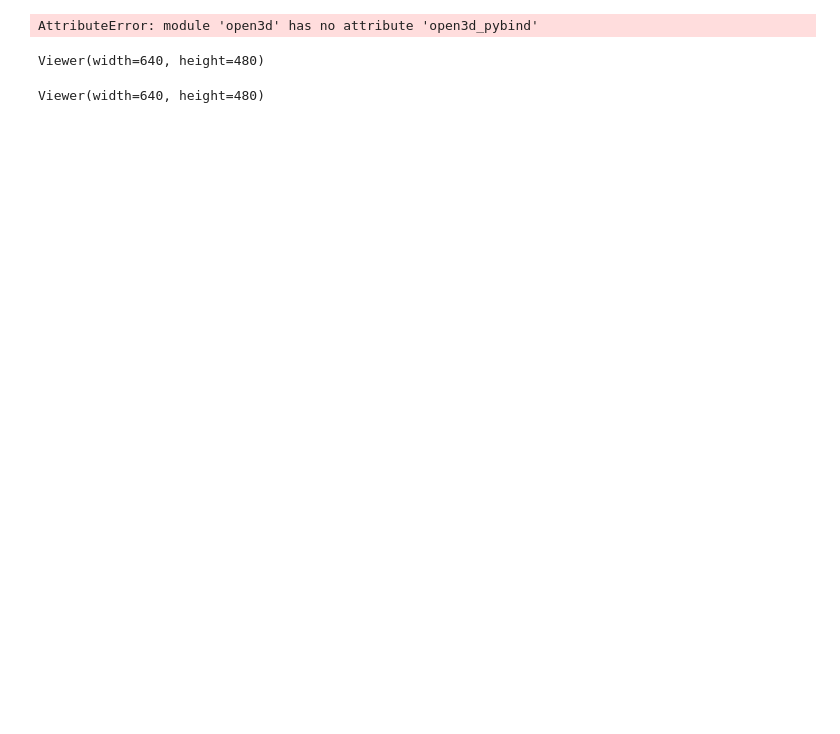
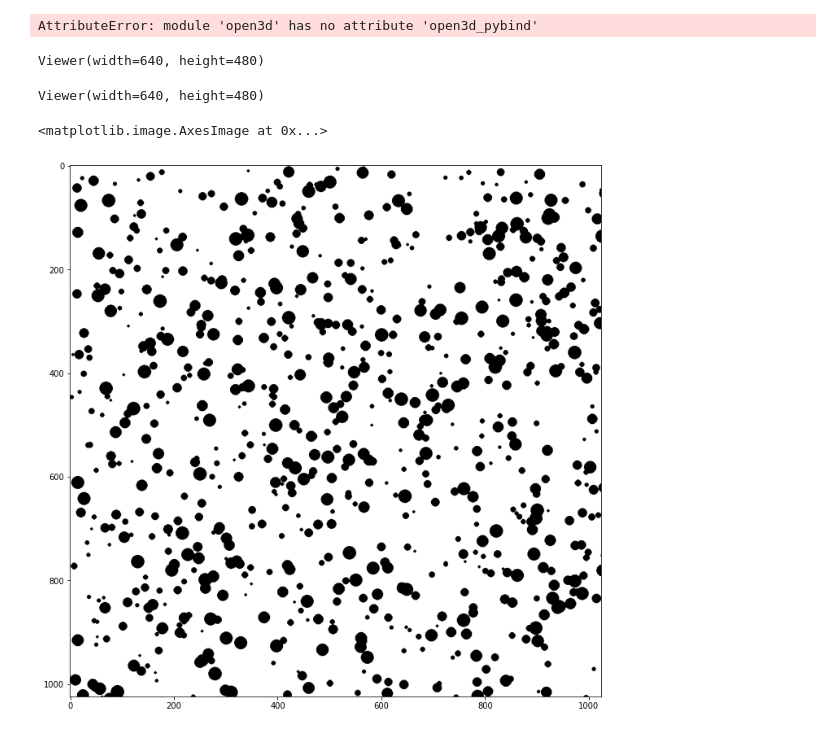
Before and after one commit to yifr/CommonFate, a Jupyter notebook: Cube.ipynb, the cells around one changed output. Drawn from its saved outputs; the diff is of its cells as text; code cells hidden in the pictures; blank space fills up the shorter version.

```diff
--- a/Cube.ipynb
+++ b/Cube.ipynb
@@ -102,3 +99,27 @@ scene.add(pyrender_mesh)
 pyrender.Viewer(scene, use_raymond_lighting=True)
 # %% [output]
 Viewer(width=640, height=480)
+# %%
+from PIL import Image, ImageDraw, ImageFont, ImageFilter
+import numpy
+from random import randint, seed
+
+# Create white canvas and get drawing context
+w, h = 1024, 1024
+img  = Image.new('RGB', (w, h), color = 'white')
+draw = ImageDraw.Draw(img)
+
+# Draw a random number of circles between 300-800
+cmin = randint(200, 300)
+cmax = randint(600,1000)
+for _ in range(cmin,cmax):
+    diam = randint(5,25)
+    x, y = randint(0,w), randint(0,h)
+    draw.ellipse([x,y,x+diam,y+diam], fill='black')
+
+fig = plt.figure(figsize=(16, 12))
+# Save result
+plt.imshow(img)
+# %% [output]
+<matplotlib.image.AxesImage at 0x...>
+[figure, added]
```
Also changed, not shown: parts of 4 cells of this notebook, 8 other files.
